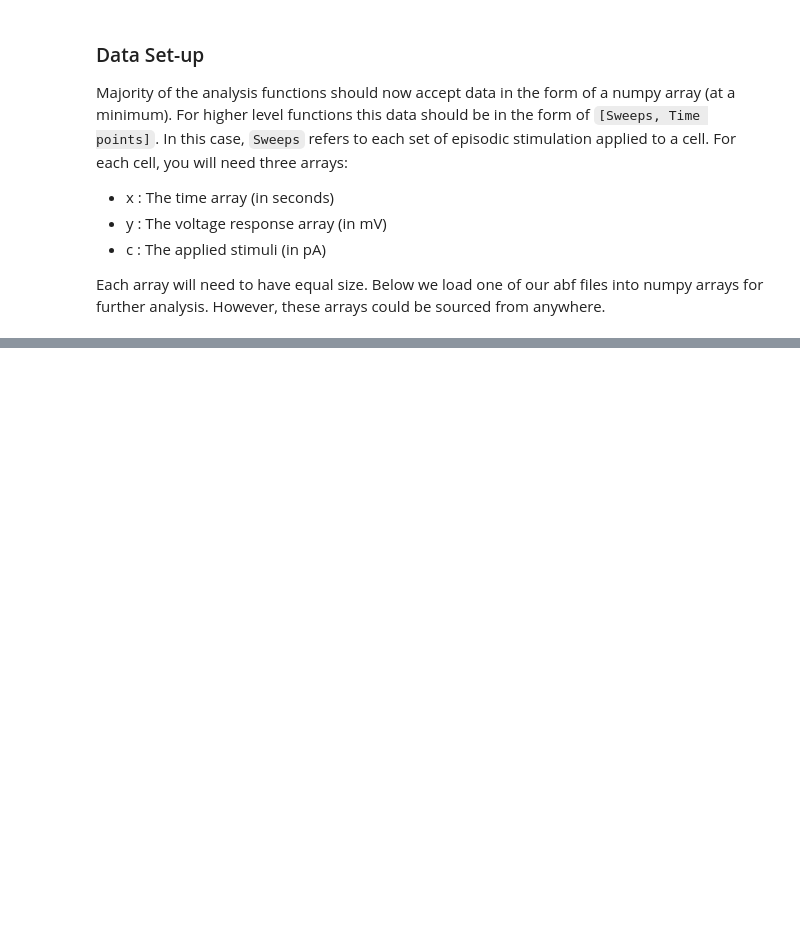
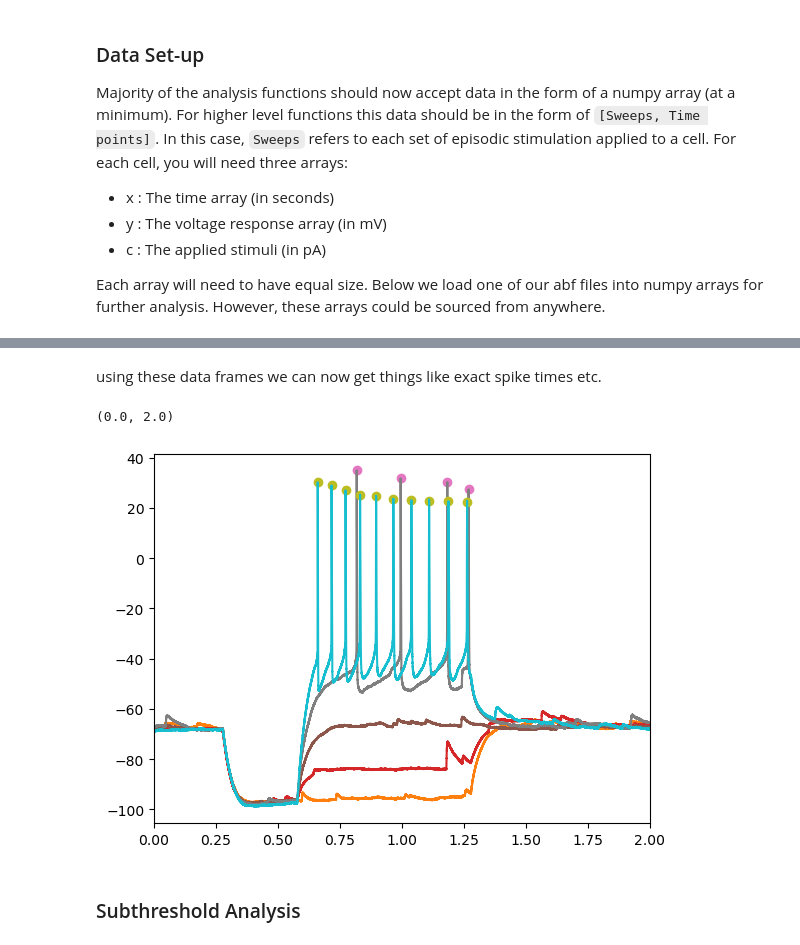
Before and after one commit to smestern/pyAPisolation, a Jupyter notebook: notebooks/functional_analysis.ipynb, the cells around one changed output, grey strips where cells are left out. Drawn from its saved outputs; the diff is of its cells as text; code cells hidden in the pictures; blank space fills up the shorter version.

```diff
--- a/notebooks/functional_analysis.ipynb
+++ b/notebooks/functional_analysis.ipynb
@@ -65,2 +87,10 @@ In this case, we simply need to pass in either a filepath or the (x,y,c) arrays.
 # %%
-from
+import pyAPisolation.featureExtractor as fe
+
+df_spike_count, df_raw_out, df_running_avg = fe.analyze(x=x, y=y, c=c, param_dict=fe.DEFAULT_DICT, return_summary_frames=True)
+print(" === df_raw_out === ")
+print(df_raw_out.head().to_markdown())
+print(" === df_spike_count === ")
+print(df_spike_count.head().to_markdown())
+print(" === df_running_avg === ")
+print(df_running_avg.head().to_markdown())
@@ -66,0 +115,13 @@ from
+# %% [markdown]
+using these data frames we can now get things like exact spike times etc.
+# %%
+
+for i in range(5):
+    plt.plot(df_raw_out['peak_t'][df_raw_out['sweep Number']==(i+1)], df_raw_out['peak_v'][df_raw_out['sweep Number']==(i+1)], 'o')
+    plt.plot(x[i,:], y[i,:])
+plt.xlim(0,2)
+# %% [output]
+(0.0, 2.0)
+[figure, added]
+# %% [markdown]
+### Subthreshold Analysis
```
Also changed, not shown: parts of 3 cells of this notebook, 4 other files.
